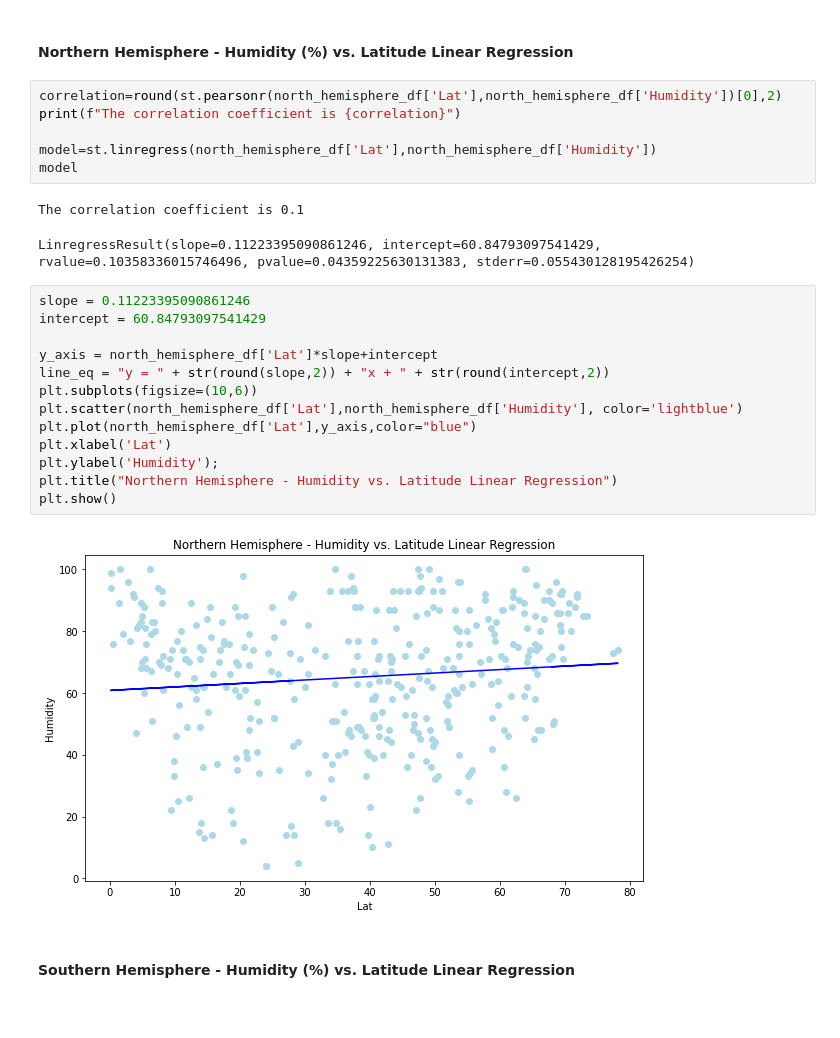
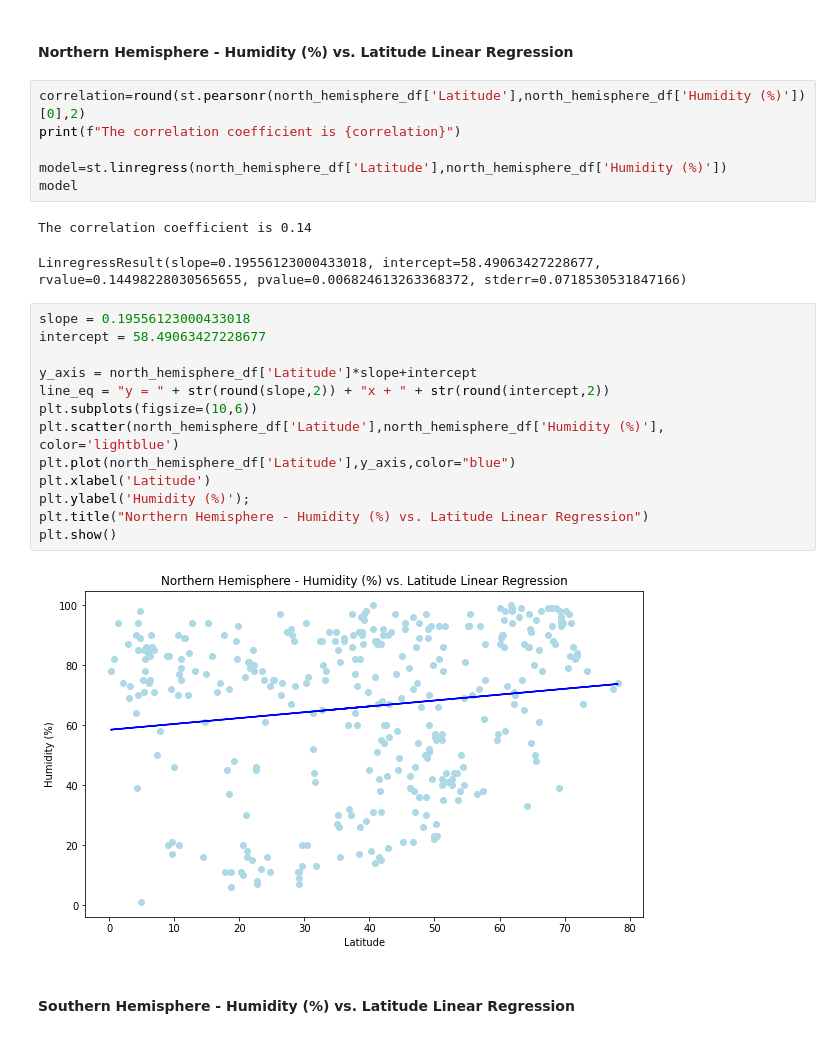
Before and after one commit to Carly-Jane/Python_API_Homework_Carly_Wieland, a Jupyter notebook: starter_code/WeatherPy.ipynb, the cells around one changed output. Cells and saved outputs as stored; diff of their text form.

Commit message:
notebook tidy. Still need to save all visualisations and then add commentary as to what they are showing

```diff
--- a/starter_code/WeatherPy.ipynb
+++ b/starter_code/WeatherPy.ipynb
@@ -380,29 +376,29 @@ plt.show()
 # %% [markdown]
 ####  Northern Hemisphere - Humidity (%) vs. Latitude Linear Regression
 # %%
-correlation=round(st.pearsonr(north_hemisphere_df['Lat'],north_hemisphere_df['Humidity'])[0],2)
+correlation=round(st.pearsonr(north_hemisphere_df['Latitude'],north_hemisphere_df['Humidity (%)'])[0],2)
 print(f"The correlation coefficient is {correlation}")
 
-model=st.linregress(north_hemisphere_df['Lat'],north_hemisphere_df['Humidity'])
+model=st.linregress(north_hemisphere_df['Latitude'],north_hemisphere_df['Humidity (%)'])
 model
 # %% [output]
-The correlation coefficient is 0.1
+The correlation coefficient is 0.14
-LinregressResult(slope=0.11223395090861246, intercept=60.84793097541429, rvalue=0.10358336015746496, pvalue=0.04359225630131383, stderr=0.055430128195426254)
+LinregressResult(slope=0.19556123000433018, intercept=58.49063427228677, rvalue=0.14498228030565655, pvalue=0.006824613263368372, stderr=0.0718530531847166)
 # %%
-slope = 0.11223395090861246
-intercept = 60.84793097541429
+slope = 0.19556123000433018
+intercept = 58.49063427228677
 
-y_axis = north_hemisphere_df['Lat']*slope+intercept
+y_axis = north_hemisphere_df['Latitude']*slope+intercept
 line_eq = "y = " + str(round(slope,2)) + "x + " + str(round(intercept,2))
 plt.subplots(figsize=(10,6))
-plt.scatter(north_hemisphere_df['Lat'],north_hemisphere_df['Humidity'], color='lightblue')
-plt.plot(north_hemisphere_df['Lat'],y_axis,color="blue")
-plt.xlabel('Lat')
-plt.ylabel('Humidity');
-plt.title("Northern Hemisphere - Humidity vs. Latitude Linear Regression")
+plt.scatter(north_hemisphere_df['Latitude'],north_hemisphere_df['Humidity (%)'], color='lightblue')
+plt.plot(north_hemisphere_df['Latitude'],y_axis,color="blue")
+plt.xlabel('Latitude')
+plt.ylabel('Humidity (%)');
+plt.title("Northern Hemisphere - Humidity (%) vs. Latitude Linear Regression")
 plt.show()
 # %% [output]
-[figure, old version]
+[figure, new version]
 # %% [markdown]
 ####  Southern Hemisphere - Humidity (%) vs. Latitude Linear Regression
 # %%
```
Also changed, not shown: parts of 18 cells of this notebook.
